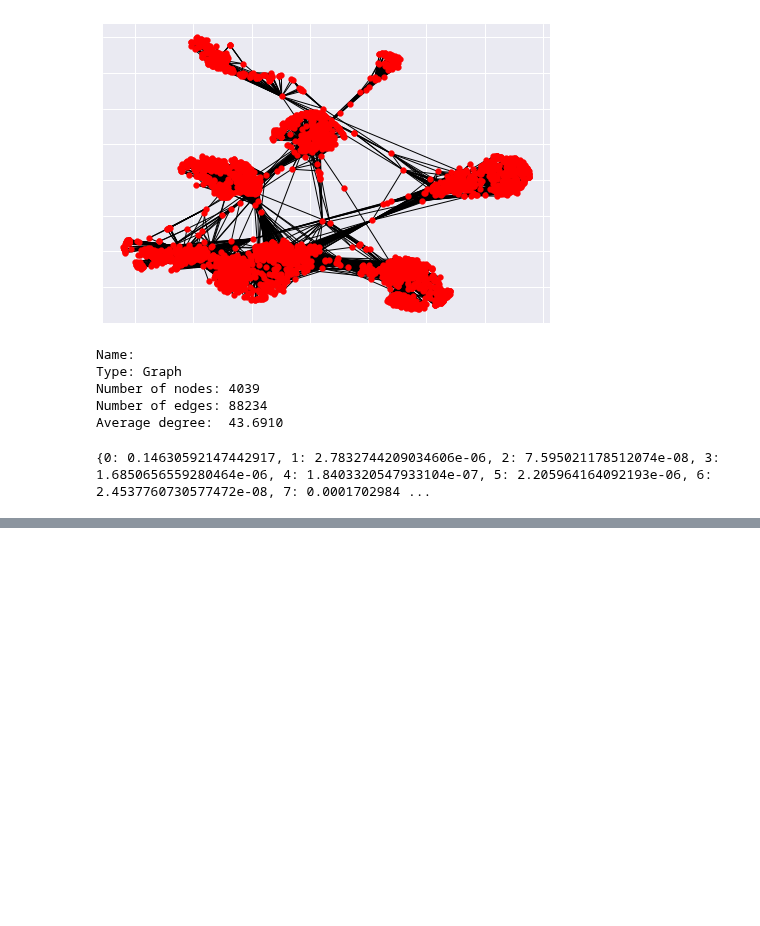
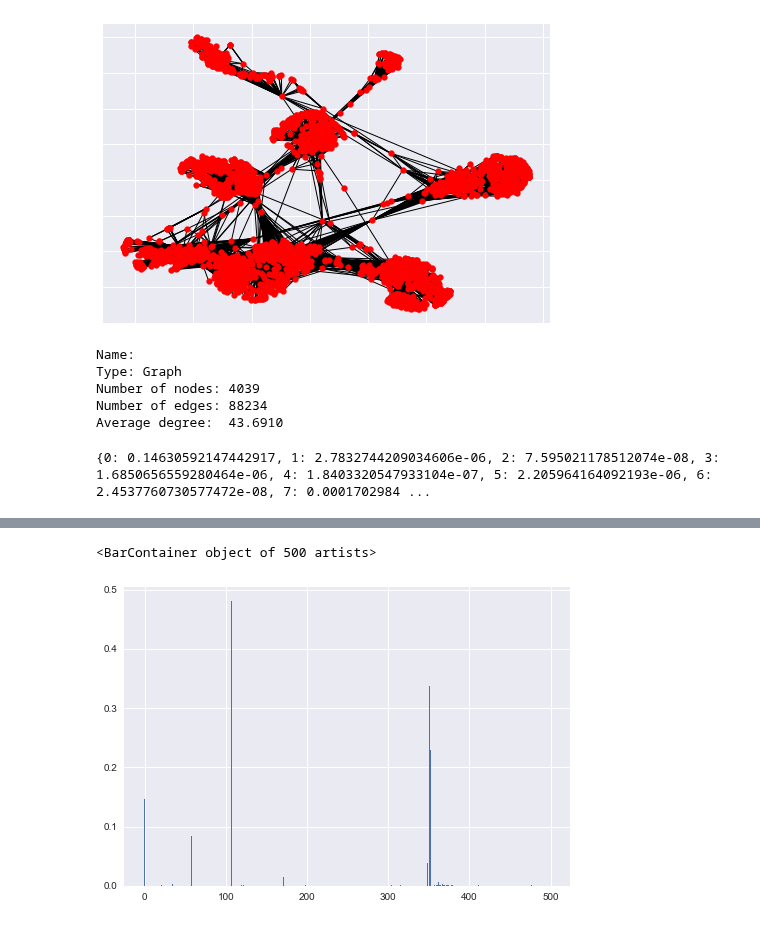
Before and after one commit to JayantGoel001/GraphsAndSocialNetworkAnalytics, a Jupyter notebook: Facebook Social Network Analysis.ipynb, the cells around one changed output, grey strips where cells are left out. Saved outputs shown, nothing was run; the diff lists cells and outputs as text; code cells hidden in the pictures; blank space fills up the shorter version.

```diff
--- a/Facebook Social Network Analysis.ipynb
+++ b/Facebook Social Network Analysis.ipynb
@@ -24,0 +58,2 @@ print(nx.betweenness_centrality(fb,normalized=True))
+# %%
+bc = nx.betweenness_centrality(fb,normalized=True)
@@ -24,0 +64,5 @@ print(nx.betweenness_centrality(fb,normalized=True))
+# %%
+plt.bar(range(0,500),list(bc.values())[:500],align='center')
+# %% [output]
+<BarContainer object of 500 artists>
+[figure, added]
```
Also changed, not shown: parts of 9 cells of this notebook, 2 other files.
